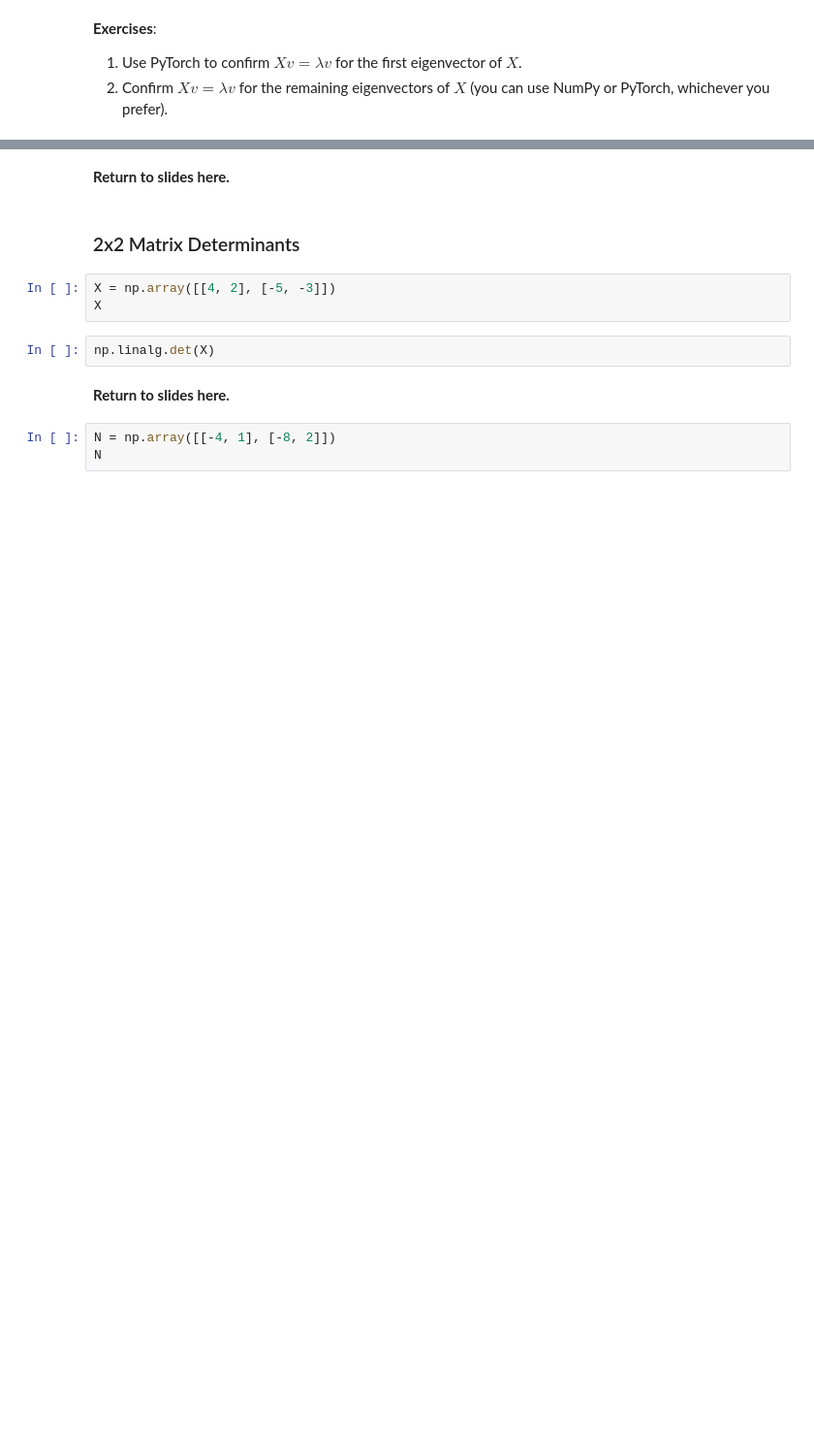
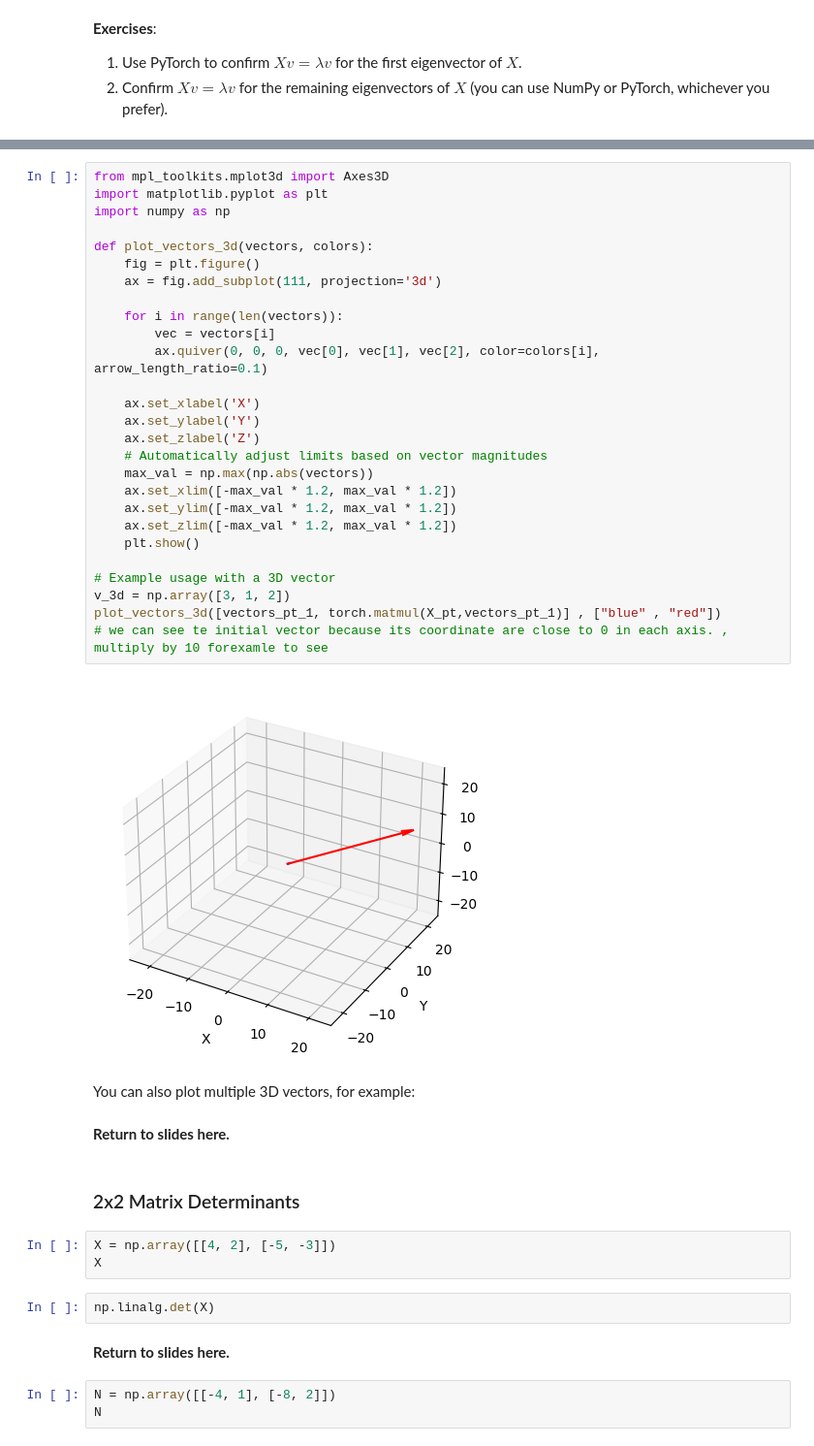
Before and after one commit to Arnellou/ML-foundations-JohnKrohn-OREILLY-course-notebooks, a Jupyter notebook: notebooks/2-linear-algebra-ii.ipynb, the cells around one changed output, grey strips where cells are left out. Shown: that part at 97% size. Cells and saved outputs as stored; diff of their text form; blank space fills up the shorter version.

```diff
--- a/notebooks/2-linear-algebra-ii.ipynb
+++ b/notebooks/2-linear-algebra-ii.ipynb
@@ -856,3 +913,34 @@ lambda_X * v_X
+# %%
+from mpl_toolkits.mplot3d import Axes3D
+import matplotlib.pyplot as plt
+import numpy as np
+
+def plot_vectors_3d(vectors, colors):
+    fig = plt.figure()
+    ax = fig.add_subplot(111, projection='3d')
+
+    for i in range(len(vectors)):
+        vec = vectors[i]
+        ax.quiver(0, 0, 0, vec[0], vec[1], vec[2], color=colors[i], arrow_length_ratio=0.1)
+
+    ax.set_xlabel('X')
+    ax.set_ylabel('Y')
+    ax.set_zlabel('Z')
+    # Automatically adjust limits based on vector magnitudes
+    max_val = np.max(np.abs(vectors))
+    ax.set_xlim([-max_val * 1.2, max_val * 1.2])
+    ax.set_ylim([-max_val * 1.2, max_val * 1.2])
+    ax.set_zlim([-max_val * 1.2, max_val * 1.2])
+    plt.show()
+
+# Example usage with a 3D vector
+v_3d = np.array([3, 1, 2])
+plot_vectors_3d([vectors_pt_1, torch.matmul(X_pt,vectors_pt_1)] , ["blue" , "red"])
+# we can see te initial vector because its coordinate are close to 0 in each axis. , multiply by 10 forexamle to see
+# %% [output]
+[figure, added]
+# %% [markdown]
+You can also plot multiple 3D vectors, for example:
 # %% [markdown]
 **Return to slides here.**
 # %% [markdown]
```
Also changed, not shown: parts of 13 cells of this notebook.
